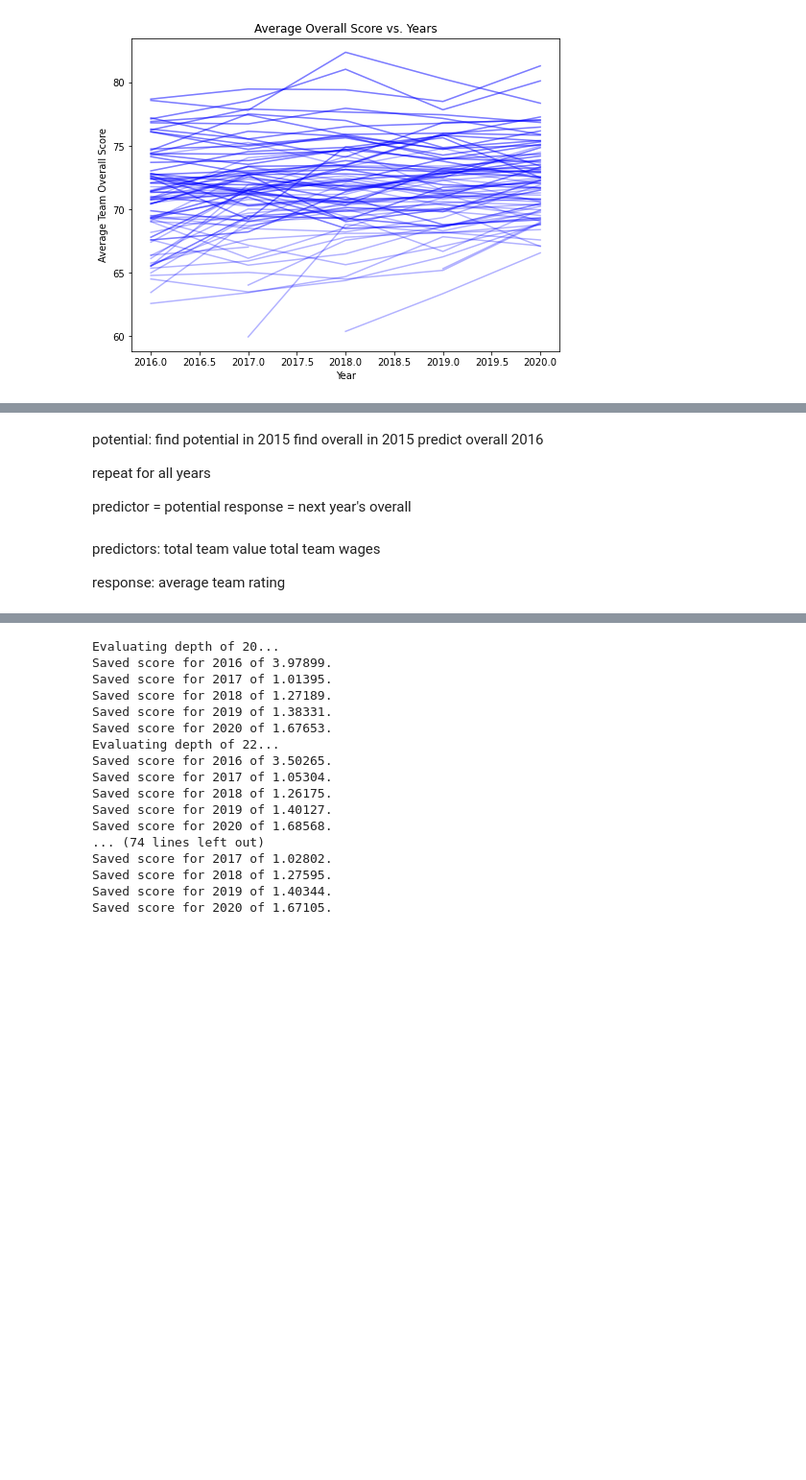
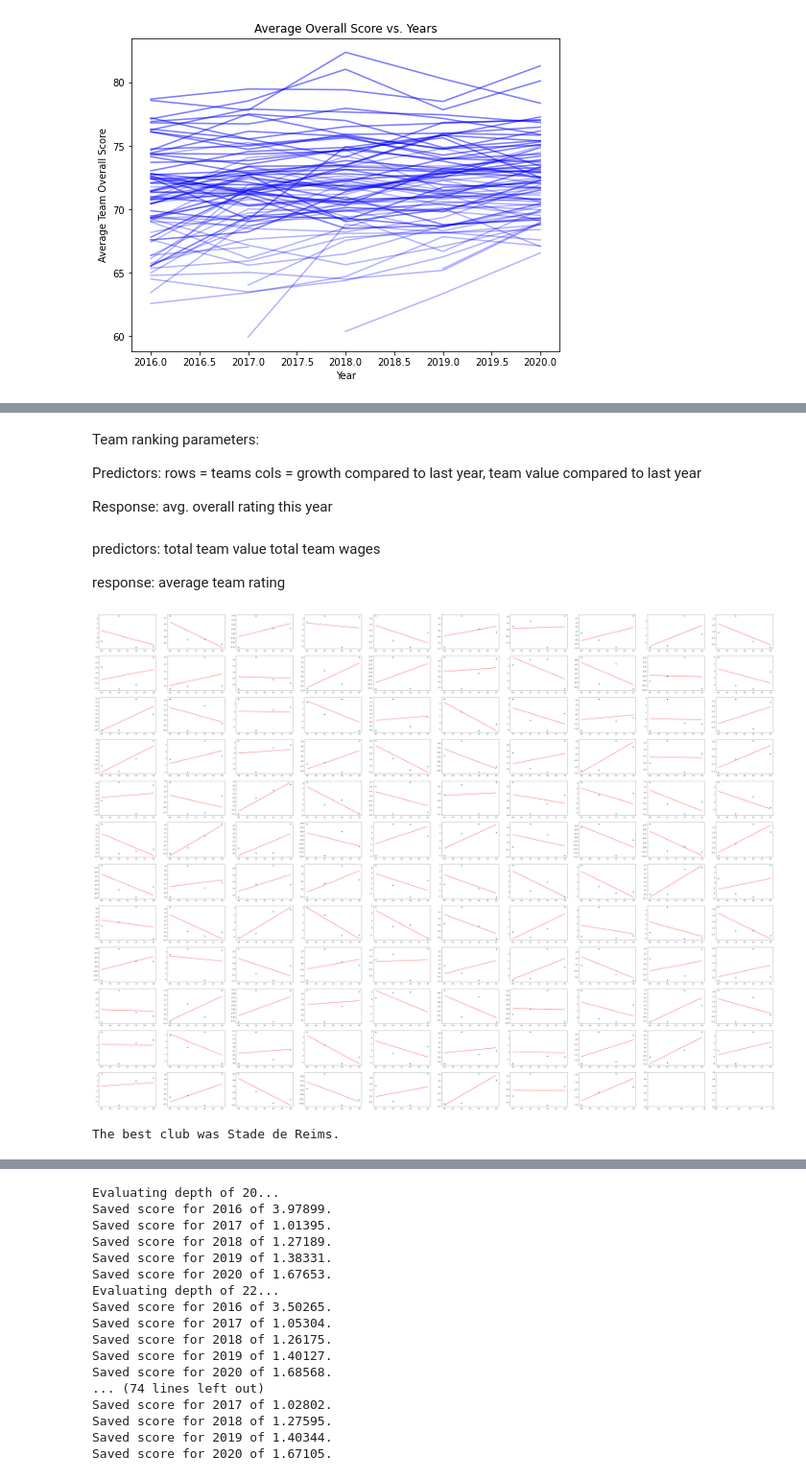
Before and after one commit to sabderra/cs109a_project, a Jupyter notebook: club_best_staff.ipynb, the cells around one changed output, grey strips where cells are left out. Shown at 96% size. Saved outputs shown, nothing was run; the diff lists cells and outputs as text; code cells hidden in the pictures; blank space fills up the shorter version.

```diff
--- a/club_best_staff.ipynb
+++ b/club_best_staff.ipynb
@@ -186,13 +188,12 @@ plt.show()
-# %% [markdown]
-potential:
-find potential in 2015
-find overall in 2015
-predict overall 2016
-
-repeat for all years
-
-predictor = potential
-response = next year's overall
+# %% [markdown]
+Team ranking parameters:
+
+Predictors:
+rows = teams
+cols = growth compared to last year, team value compared to last year
+
+Response:
+avg. overall rating this year
 # %% [markdown]
 predictors:
 total team value
@@ -200,4 +201,7 @@ total team wages
 
 response:
 average team rating
+# %%
+df_1 = league_df.copy(deep=True)
+df_rank = league_df.copy(deep=True)
 # %%
@@ -280,0 +324,39 @@ df_1_train = df_1[~df_1["league_name"].isin(test_clubs)].drop(["Unnamed: 0"],axi
+# %%
+df_2 = df_rank_test.fillna(0)
+# %%
+# fig, axs = plt.subplots(df_rank_test.shape[0],figsize=(15,15))
+fig, axs = plt.subplots(12,10,figsize = (80,60))
+count = 0
+coef_list = []
+for row in df_2.iterrows():
+    ovr_change = np.array([row[1][3],row[1][4],row[1][5],row[1][6]])
+
+
+    x_temp = np.array(range(0,4))
+    lr = LinearRegression().fit(x_temp.reshape(-1,1),ovr_change)
+
+#     lr = LinearRegression().fit(ovr_change.reshape(1,-1),df_1["avg team rating 2020"][count])
+
+    coef = lr.coef_[0]
+    coef_list.append(coef)
+
+    ovr_pred = lr.predict(x_temp.reshape(-1,1))
+
+    num_row = count // 10
+    num_col = count % 10
+    axs[num_row][num_col].scatter(x_temp,ovr_change)
+    axs[num_row][num_col].plot(x_temp,ovr_pred ,color = "red")
+
+    count += 1
+    #     plt.figure(figsize=(4,2))
+#     plt.scatter(ovr_change,np.array(range(0,4)))
+#     plt.show()
+# %% [output]
+[figure, added]
+# %%
+max_idx = np.argmax(coef_list)
+best_club = df_2.iloc[max_idx]["team"]
+
+print(f'The best club was {best_club}.')
+# %% [output]
+The best club was Stade de Reims.
```
Also changed, not shown: parts of 7 cells of this notebook.
